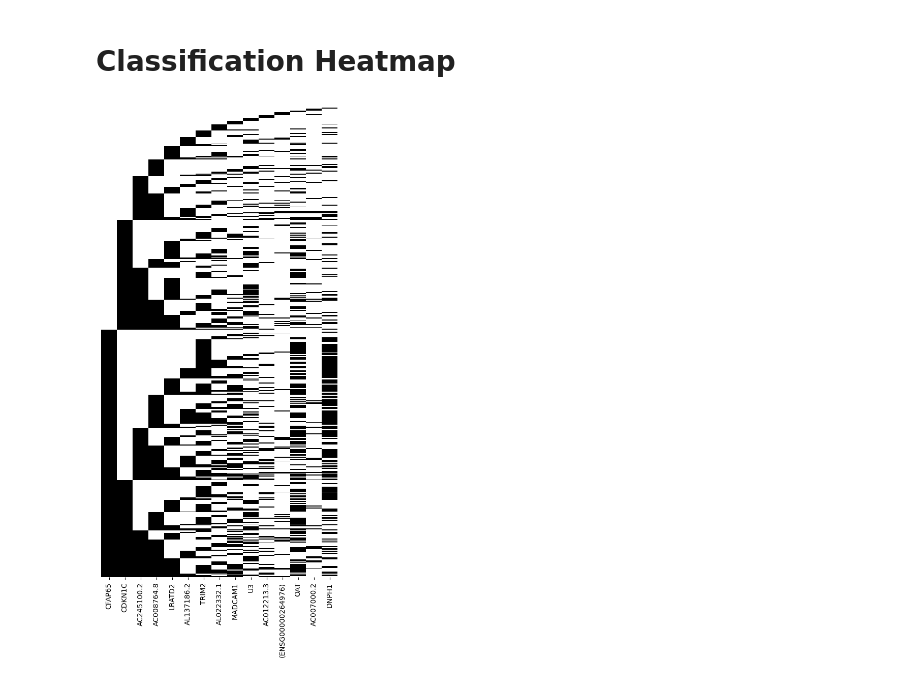
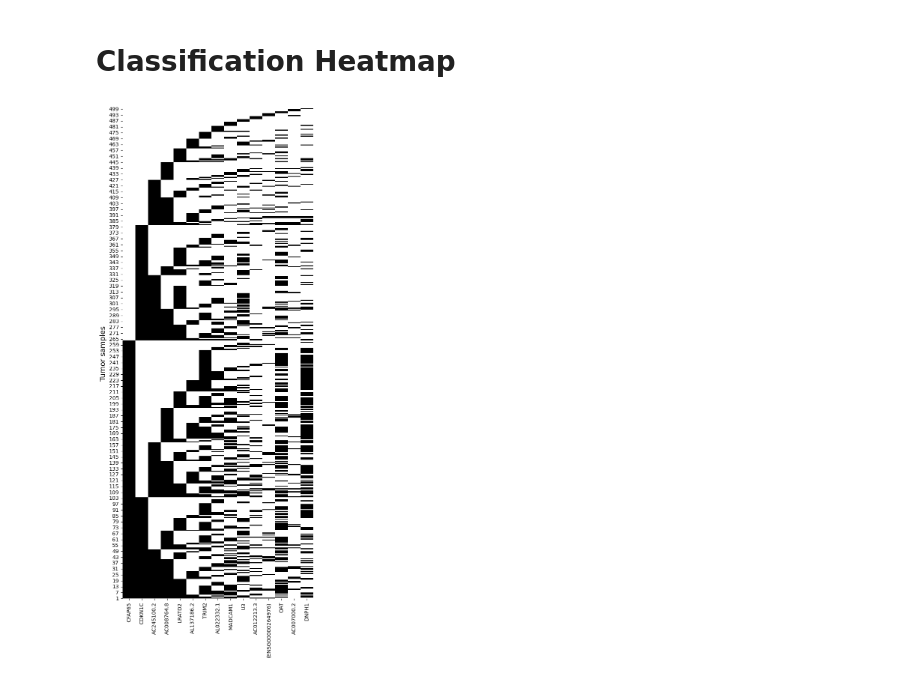
Before and after one commit to RobertoHePe/Causal_GE, a Jupyter notebook: Causal_GE_interpretation.ipynb, the cells around one changed output. Cells and saved outputs as stored; diff of their text form; code cells hidden in the pictures.

```diff
--- a/Causal_GE_interpretation.ipynb
+++ b/Causal_GE_interpretation.ipynb
@@ -752,11 +752,14 @@ table_4.columns = cols
 # Classification Heatmap
 # %%
 npanel_names = [map_node_name(i, compressed_nodes_map, genes_map)[0] for i in normal_panel]
-plt.figure(figsize=(6, 12))
+step = 6
+plt.figure(figsize=(6, 15))
 sns.heatmap(atord, cbar=False, cmap=['w', 'k'])
-plt.yticks([])
+plt.yticks(np.arange(1, 500, step=step), np.arange(1, 500, step=step)[::-1])
+plt.ylabel('Tumor samples', fontsize=14)
 plt.xticks(np.arange(atord.shape[1]) + 0.5, labels=npanel_names, rotation=90)
-plt.savefig('Charts/Fig4.pdf')
+plt.tight_layout()
+#plt.savefig('Charts/Fig4.pdf')
 plt.show()
 # %% [output]
-[figure, old version]
+[figure, new version]
```
Also changed, not shown: 1 other file.
